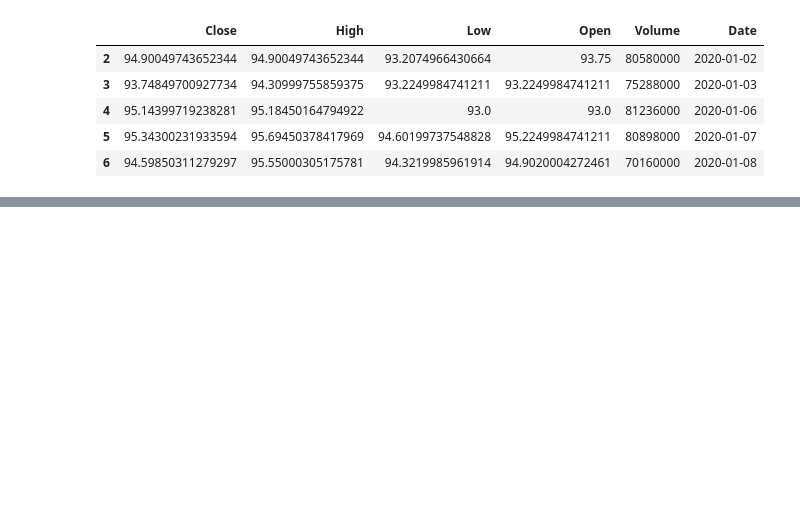
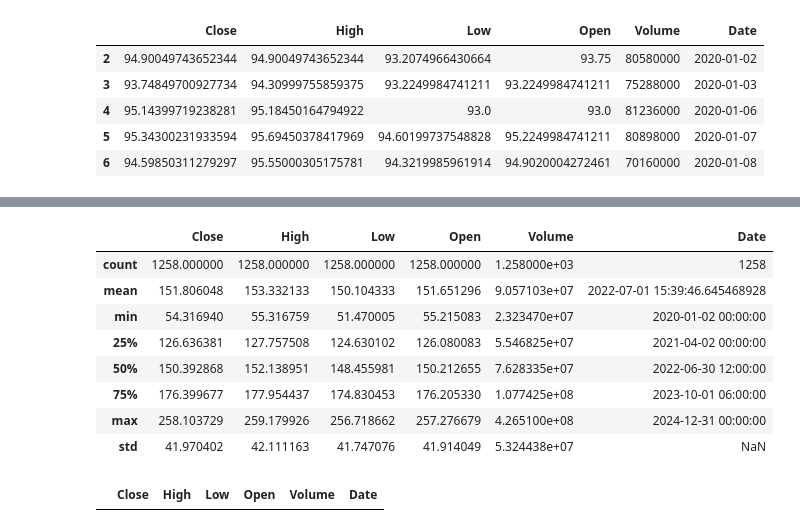
Before and after one commit to jc14-ai/AI-Powered-Stock-Market-Dashboard, a Jupyter notebook: backend/training/model.ipynb, the cells around one changed output, grey strips where cells are left out. Drawn from its saved outputs; the diff is of its cells as text; code cells hidden in the pictures; blank space fills up the shorter version.

```diff
--- a/backend/training/model.ipynb
+++ b/backend/training/model.ipynb
@@ -96,0 +131,23 @@ df_amazon.head()
+# %%
+df_apple['Close'] = df_apple['Close'].astype(float)
+df_apple['High'] = df_apple['High'].astype(float)
+df_apple['Low'] = df_apple['Low'].astype(float)
+df_apple['Open'] = df_apple['Open'].astype(float)
+df_apple['Volume'] = df_apple['Volume'].astype(float)
+df_apple['Date'] = pd.to_datetime(df_apple['Date'])
+# %%
+df_apple.describe()
+# %% [output]
+|  | Close | High | Low | Open | Volume | Date |
+| count | 1258.000000 | 1258.000000 | 1258.000000 | 1258.000000 | 1.258000e+03 | 1258 |
+| mean | 151.806048 | 153.332133 | 150.104333 | 151.651296 | 9.057103e+07 | 2022-07-01 15:39:46.645468928 |
+| min | 54.316940 | 55.316759 | 51.470005 | 55.215083 | 2.323470e+07 | 2020-01-02 00:00:00 |
+| 25% | 126.636381 | 127.757508 | 124.630102 | 126.080083 | 5.546825e+07 | 2021-04-02 00:00:00 |
+| 50% | 150.392868 | 152.138951 | 148.455981 | 150.212655 | 7.628335e+07 | 2022-06-30 12:00:00 |
+| 75% | 176.399677 | 177.954437 | 174.830453 | 176.205330 | 1.077425e+08 | 2023-10-01 06:00:00 |
+| max | 258.103729 | 259.179926 | 256.718662 | 257.276679 | 4.265100e+08 | 2024-12-31 00:00:00 |
+| std | 41.970402 | 42.111163 | 41.747076 | 41.914049 | 5.324438e+07 | NaN |
+# %%
+df_apple[df_apple['Close'] < 0].head()
+# %% [output]
+|  | Close | High | Low | Open | Volume | Date |
```
Also changed, not shown: parts of 10 cells of this notebook.
